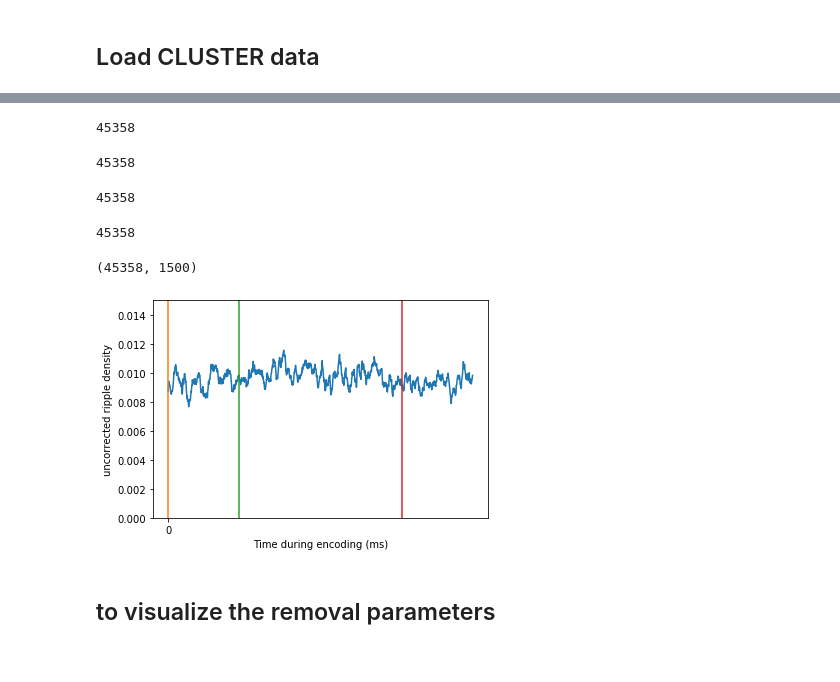
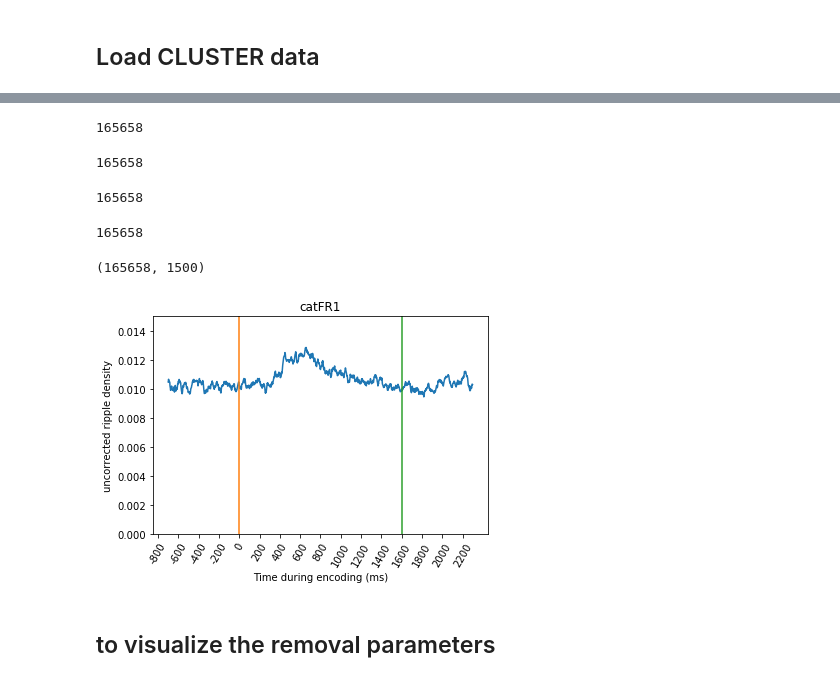
Before and after one commit to jjsakon/SWR, a Jupyter notebook: code/SWRanalysisClustering-encodingLoad.ipynb, the cells around one changed output, grey strips where cells are left out. Saved outputs shown, nothing was run; the diff lists cells and outputs as text; code cells hidden in the pictures.

```diff
--- a/code/SWRanalysisClustering-encodingLoad.ipynb
+++ b/code/SWRanalysisClustering-encodingLoad.ipynb
@@ -135,7 +138,7 @@ recall_minimum = 0 # used if recall_type_switch = 3
 region_name = 'HPC' #'ENT' #'HPC' #HPC_ENT #ENT #HPC # PHC
 remove_soz_ictal = 0 # 0 for nothing, 1 for remove SOZ, 2 for keep ONLY SOZ ###
 filter_type = 'hamming' # butter/hamming/hamming125200/tried hamming140250 for math
-sub_selection = 'first_half' # 'second_half', 'whole' ,'first_half'
+sub_selection = 'whole' # 'second_half', 'whole' ,'first_half'
                               # analyze first 40%, remaining 60% of data, or whole?
                               # works for FR1 and catFR1
 ###
@@ -286,23 +289,27 @@ len(category_array)
 len(electrode_array)
 len(list_num_key)
 # %% [output]
-45358
+165658
-45358
+165658
-45358
+165658
-45358
+165658
 # %%
 print(np.shape(ripple_array))
 plot(np.mean(ripple_array,0))
-xticks(range(0,20000,2500),range(0,40000,5000))
-plot([0,0],[0,0.015])
-plot([350,350],[0,0.015])
-plot([1150,1150],[0,0.015])
+if selected_period == 'whole_encoding':
+    xticks(range(0,20000,2500),range(0,40000,5000))
+    plot([0,0],[0,0.015])
+elif selected_period == 'encoding':
+    xticks(ticks=range(-350,1501,100),labels=range(-1400,3001,200),rotation=60)
+    plot([350,350],[0,0.015])
+    plot([1150,1150],[0,0.015])
 ylim(0,0.015)
+title(exp)
 ylabel('uncorrected ripple density')
 xlabel('Time during encoding (ms)');
 # %% [output]
-(45358, 1500)
+(165658, 1500)
-[figure, old version]
+[figure, new version]
 # %% [markdown]
 ## to visualize the removal parameters
 # %%
```
Also changed, not shown: parts of 10 cells of this notebook, 2 other files.
